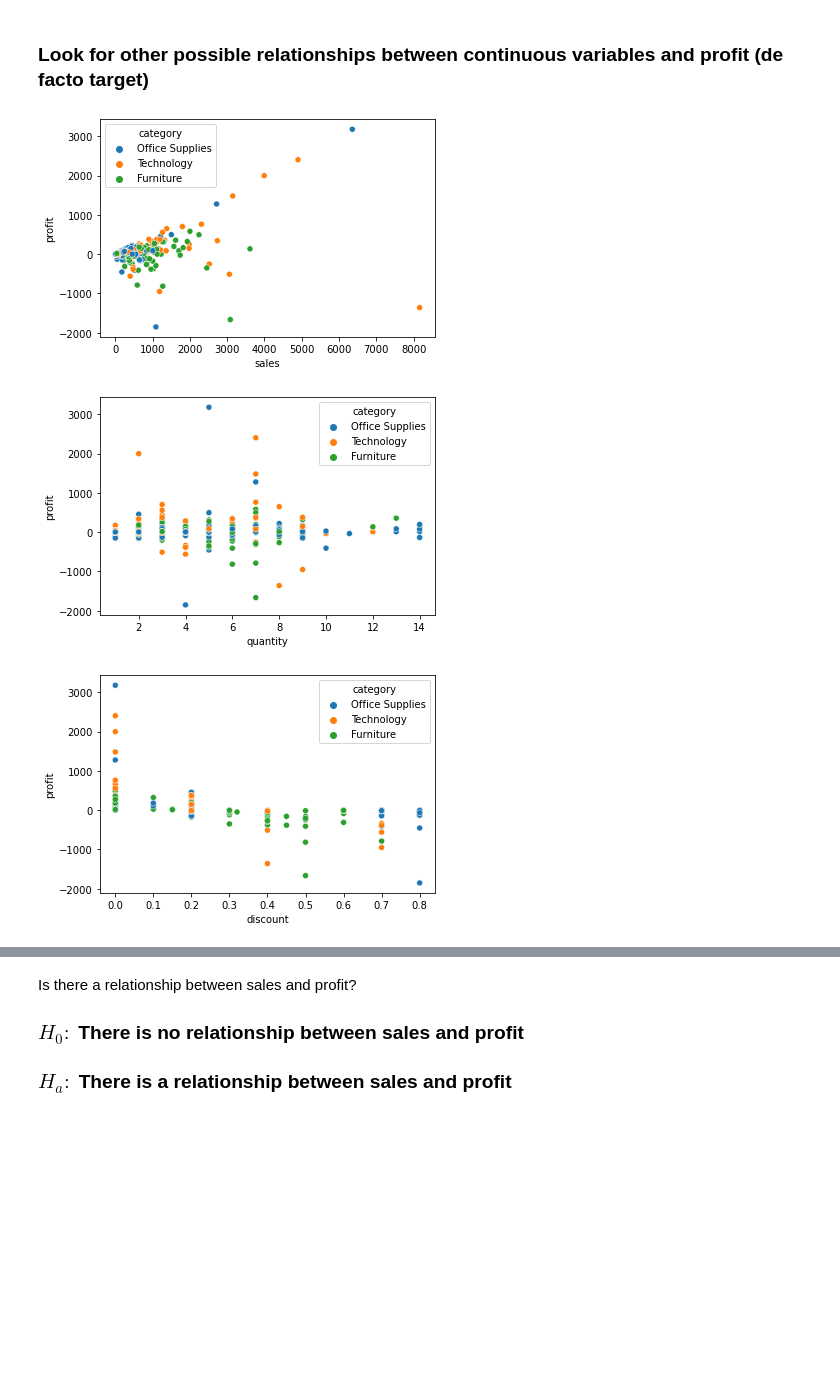
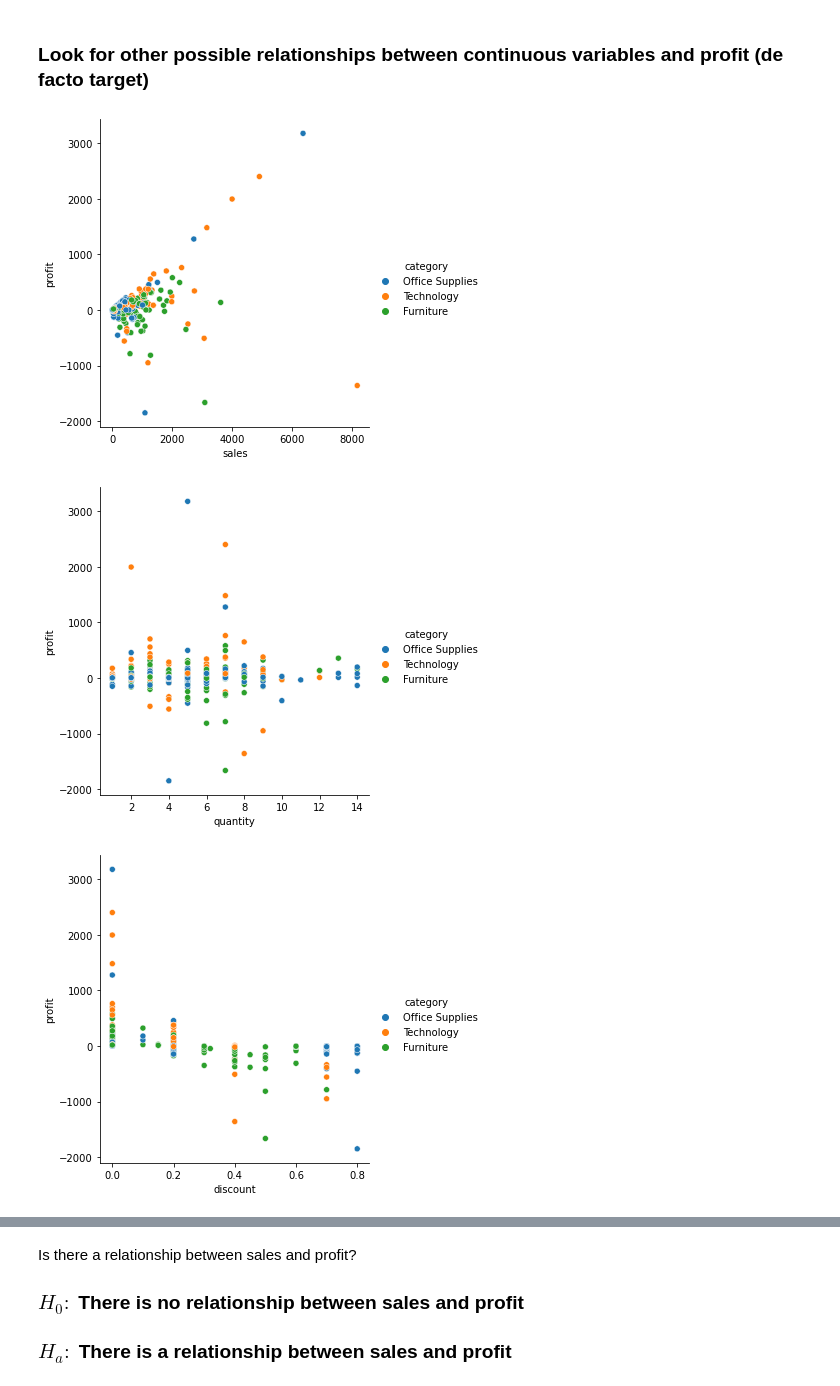
Before and after one commit to ns-tn-time-series-project/time-series-project, a Jupyter notebook: tn_explore.ipynb, the cells around one changed output, grey strips where cells are left out. Cells and saved outputs as stored; diff of their text form; code cells hidden in the pictures; blank space fills up the shorter version.

```diff
--- a/tn_explore.ipynb
+++ b/tn_explore.ipynb
@@ -588,9 +592,9 @@ cont_vars
 # %%
 # Loop through continuous variables against profit
 for var in cont_vars:
-    sns.scatterplot(data= train, x=train[var], y='profit', hue='category')
+    sns.relplot(data= train, x=train[var], y='profit', hue='category')
     plt.show()
 # %% [output]
-[figure, old version]
+[figure, new version]
-[figure, old version]
+[figure, new version]
-[figure, old version]
+[figure, new version]
```
Also changed, not shown: parts of 19 cells of this notebook.
